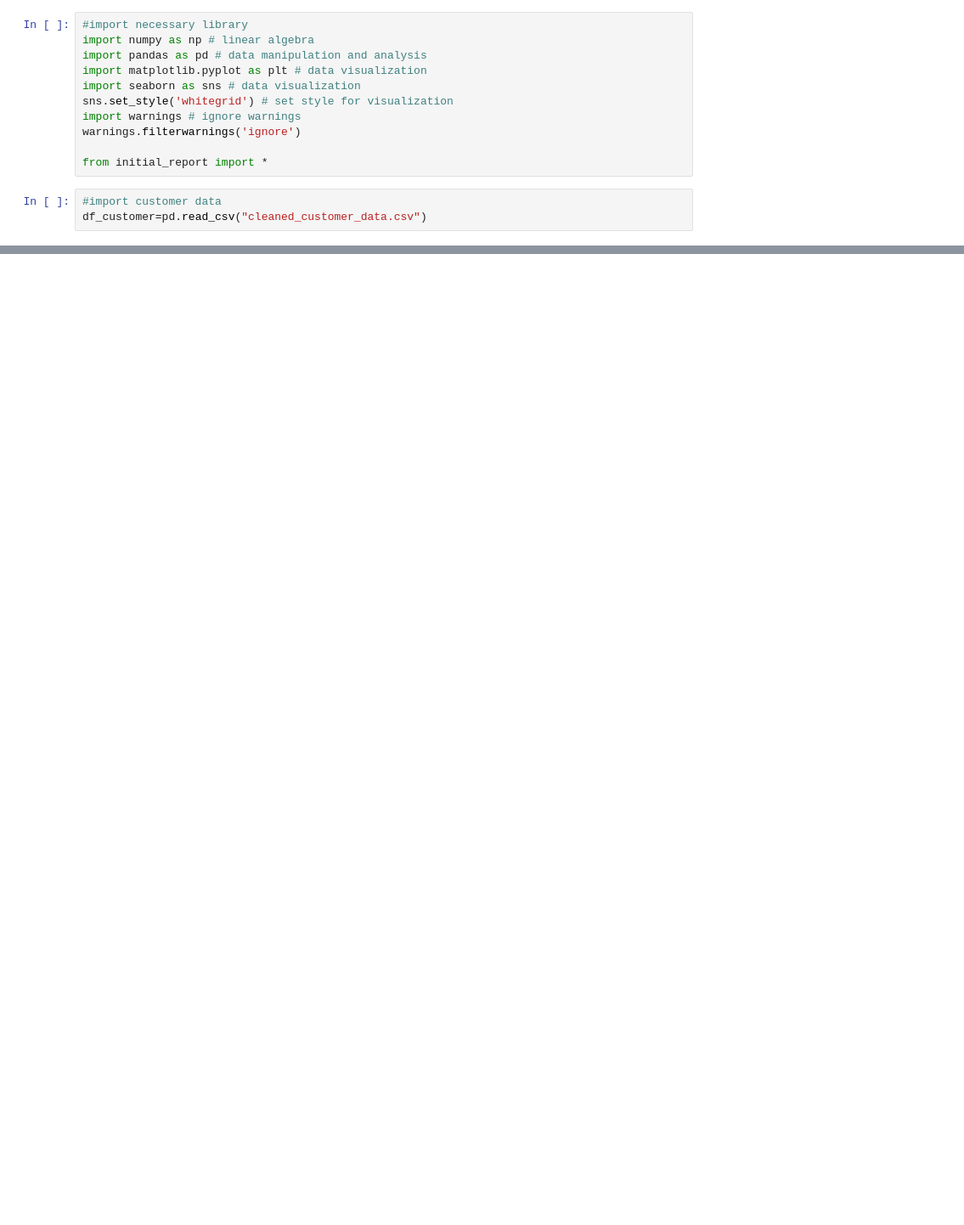
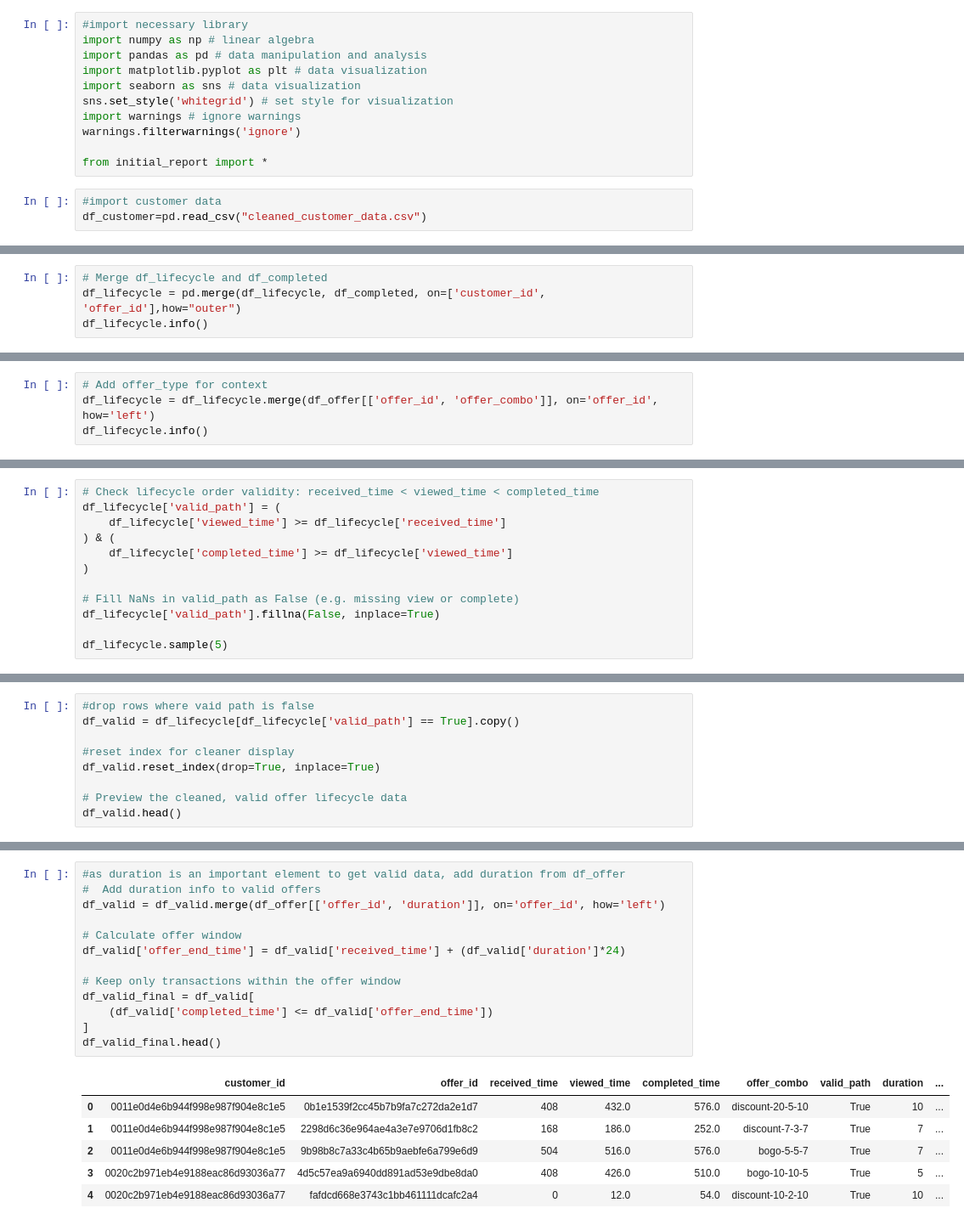
Before and after one commit to irfanzim/Python-Maven-Rewards-Challenge, a Jupyter notebook: final_analysis.ipynb, the cells around one changed output, grey strips where cells are left out. Shown at 85% size. Cells and saved outputs as stored; diff of their text form; blank space fills up the shorter version.

```diff
--- a/final_analysis.ipynb
+++ b/final_analysis.ipynb
@@ -204,0 +362,4 @@ df_full.sample(5)
+# %%
+# Merge df_lifecycle and df_completed
+df_lifecycle = pd.merge(df_lifecycle, df_completed, on=['customer_id', 'offer_id'],how="outer")
+df_lifecycle.info()
@@ -204,0 +389,4 @@ df_full.sample(5)
+# %%
+# Add offer_type for context
+df_lifecycle = df_lifecycle.merge(df_offer[['offer_id', 'offer_combo']], on='offer_id', how='left')
+df_lifecycle.info()
@@ -204,0 +407,12 @@ df_full.sample(5)
+# %%
+# Check lifecycle order validity: received_time < viewed_time < completed_time
+df_lifecycle['valid_path'] = (
+    df_lifecycle['viewed_time'] >= df_lifecycle['received_time']
+) & (
+    df_lifecycle['completed_time'] >= df_lifecycle['viewed_time']
+)
+
+# Fill NaNs in valid_path as False (e.g. missing view or complete)
+df_lifecycle['valid_path'].fillna(False, inplace=True)
+
+df_lifecycle.sample(5)
@@ -204,0 +426,9 @@ df_full.sample(5)
+# %%
+#drop rows where vaid path is false
+df_valid = df_lifecycle[df_lifecycle['valid_path'] == True].copy()
+
+#reset index for cleaner display
+df_valid.reset_index(drop=True, inplace=True)
+
+# Preview the cleaned, valid offer lifecycle data
+df_valid.head()
@@ -204,0 +459,20 @@ df_full.sample(5)
+# %%
+#as duration is an important element to get valid data, add duration from df_offer
+#  Add duration info to valid offers
+df_valid = df_valid.merge(df_offer[['offer_id', 'duration']], on='offer_id', how='left')
+
+# Calculate offer window
+df_valid['offer_end_time'] = df_valid['received_time'] + (df_valid['duration']*24)
+
+# Keep only transactions within the offer window
+df_valid_final = df_valid[
+    (df_valid['completed_time'] <= df_valid['offer_end_time'])
+]
+df_valid_final.head()
+# %% [output]
+|  | customer_id | offer_id | received_time | viewed_time | completed_time | offer_combo | valid_path | duration | ... |
+| 0 | 0011e0d4e6b944f998e987f904e8c1e5 | 0b1e1539f2cc45b7b9fa7c272da2e1d7 | 408 | 432.0 | 576.0 | discount-20-5-10 | True | 10 | ... |
+| 1 | 0011e0d4e6b944f998e987f904e8c1e5 | 2298d6c36e964ae4a3e7e9706d1fb8c2 | 168 | 186.0 | 252.0 | discount-7-3-7 | True | 7 | ... |
+| 2 | 0011e0d4e6b944f998e987f904e8c1e5 | 9b98b8c7a33c4b65b9aebfe6a799e6d9 | 504 | 516.0 | 576.0 | bogo-5-5-7 | True | 7 | ... |
+| 3 | 0020c2b971eb4e9188eac86d93036a77 | 4d5c57ea9a6940dd891ad53e9dbe8da0 | 408 | 426.0 | 510.0 | bogo-10-10-5 | True | 5 | ... |
+| 4 | 0020c2b971eb4e9188eac86d93036a77 | fafdcd668e3743c1bb461111dcafc2a4 | 0 | 12.0 | 54.0 | discount-10-2-10 | True | 10 | ... |
```
Also changed, not shown: parts of 59 cells of this notebook, 1 other file.
